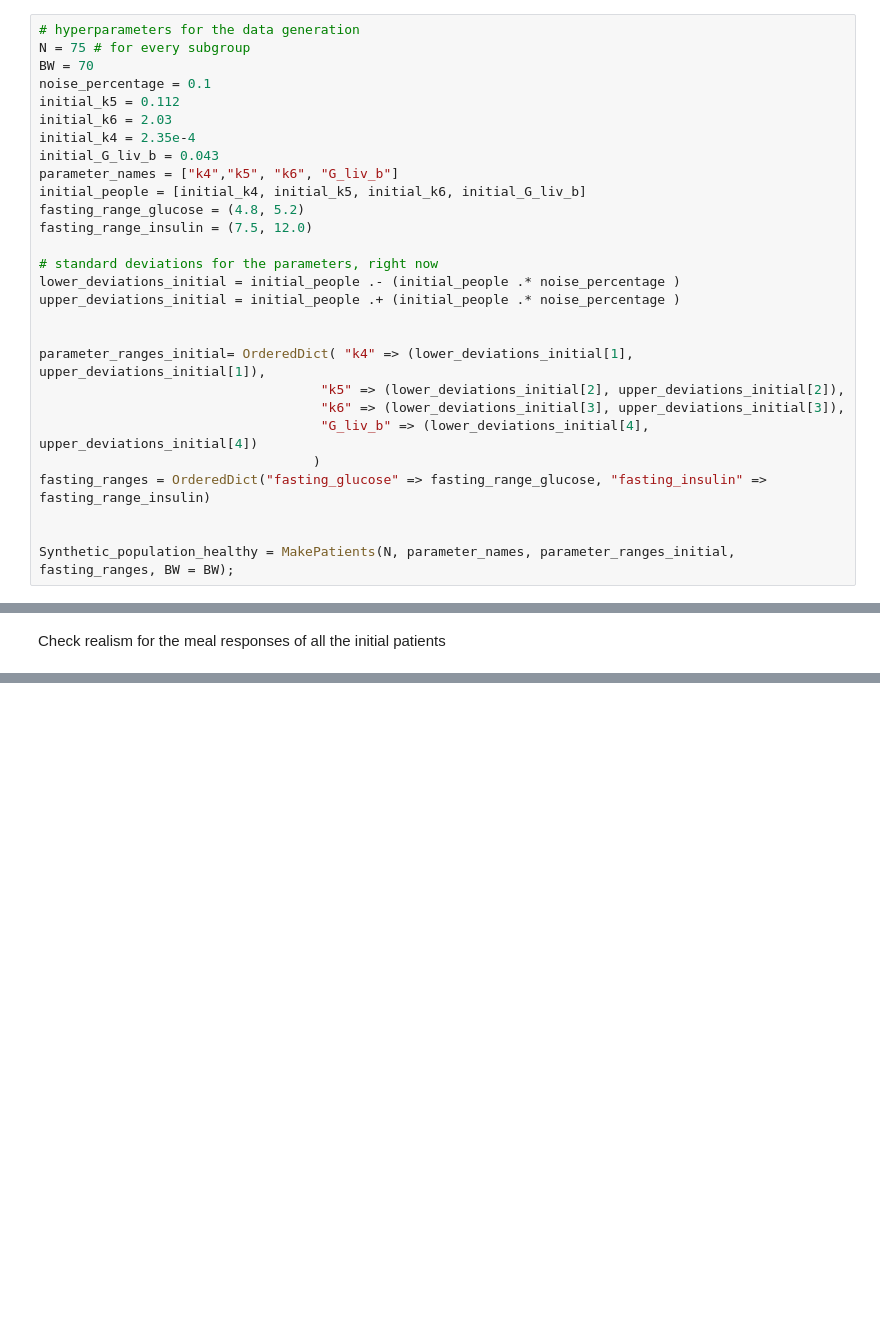
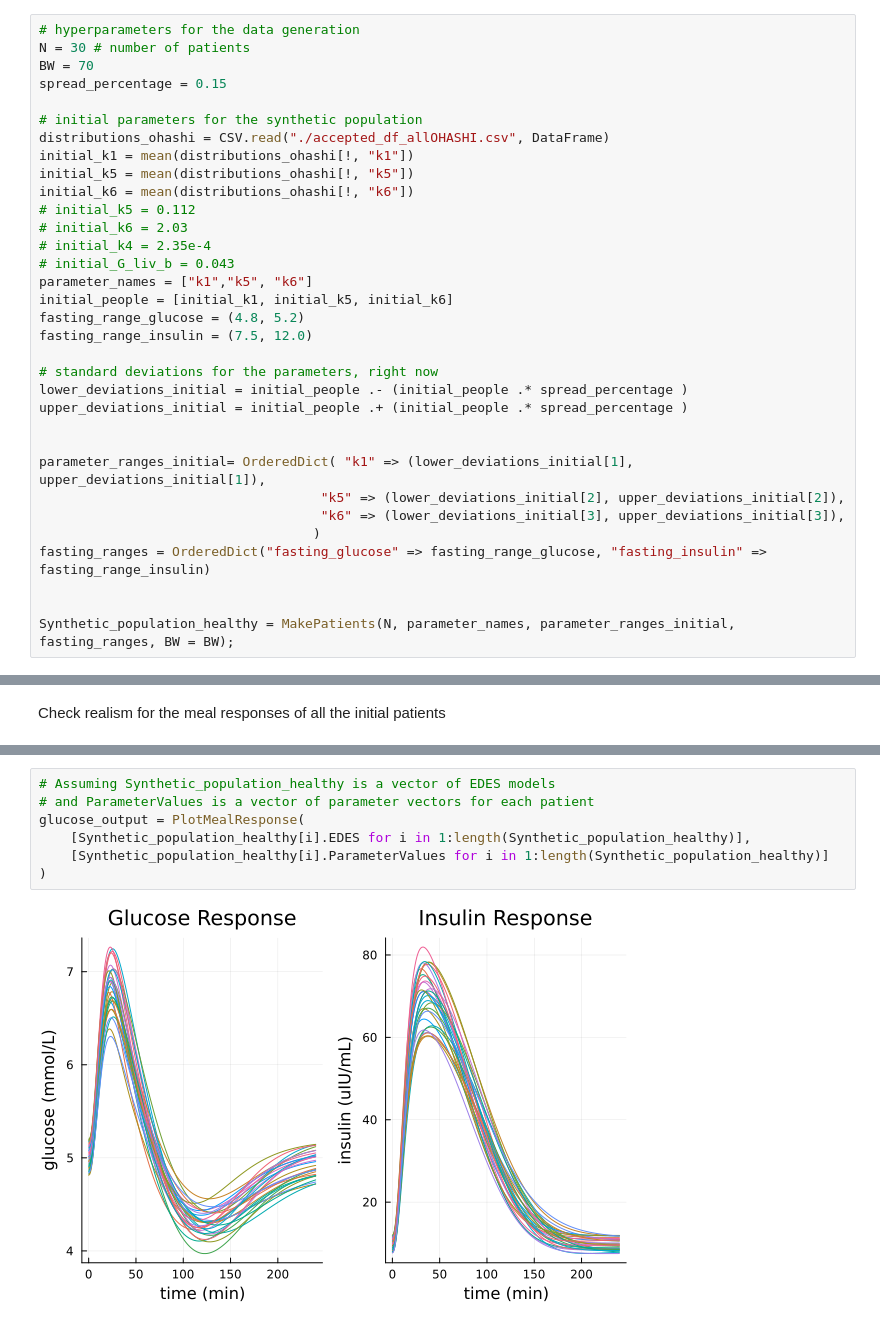
Before and after one commit to JDQuadt/EDES, a Jupyter notebook: MIRLIR_pipeline/MIRLIR_synthetic_data.ipynb, the cells around one changed output, grey strips where cells are left out. Saved outputs shown, nothing was run; the diff lists cells and outputs as text; blank space fills up the shorter version.

```diff
--- a/MIRLIR_pipeline/MIRLIR_synthetic_data.ipynb
+++ b/MIRLIR_pipeline/MIRLIR_synthetic_data.ipynb
@@ -19,27 +22,32 @@ include("../DataGeneration/AnalyseSynths/Realism_inital.jl") # for the analysis
 ensure_realism_initial (generic function with 3 methods)
 # %%
 # hyperparameters for the data generation
-N = 75 # for every subgroup
+N = 30 # number of patients
 BW = 70
-noise_percentage = 0.1
-initial_k5 = 0.112
-initial_k6 = 2.03
-initial_k4 = 2.35e-4
-initial_G_liv_b = 0.043
-parameter_names = ["k4","k5", "k6", "G_liv_b"]
-initial_people = [initial_k4, initial_k5, initial_k6, initial_G_liv_b]
+spread_percentage = 0.15
+
+# initial parameters for the synthetic population
+distributions_ohashi = CSV.read("./accepted_df_allOHASHI.csv", DataFrame)
+initial_k1 = mean(distributions_ohashi[!, "k1"])
+initial_k5 = mean(distributions_ohashi[!, "k5"])
+initial_k6 = mean(distributions_ohashi[!, "k6"])
+# initial_k5 = 0.112
+# initial_k6 = 2.03
+# initial_k4 = 2.35e-4
+# initial_G_liv_b = 0.043
+parameter_names = ["k1","k5", "k6"]
+initial_people = [initial_k1, initial_k5, initial_k6]
 fasting_range_glucose = (4.8, 5.2)
 fasting_range_insulin = (7.5, 12.0)
 
 # standard deviations for the parameters, right now
-lower_deviations_initial = initial_people .- (initial_people .* noise_percentage )
-upper_deviations_initial = initial_people .+ (initial_people .* noise_percentage )
+lower_deviations_initial = initial_people .- (initial_people .* spread_percentage )
+upper_deviations_initial = initial_people .+ (initial_people .* spread_percentage )
 
 
-parameter_ranges_initial= OrderedDict( "k4" => (lower_deviations_initial[1], upper_deviations_initial[1]),
+parameter_ranges_initial= OrderedDict( "k1" => (lower_deviations_initial[1], upper_deviations_initial[1]),
                                     "k5" => (lower_deviations_initial[2], upper_deviations_initial[2]),
                                     "k6" => (lower_deviations_initial[3], upper_deviations_initial[3]),
-                                    "G_liv_b" => (lower_deviations_initial[4], upper_deviations_initial[4])
                                    )
 fasting_ranges = OrderedDict("fasting_glucose" => fasting_range_glucose, "fasting_insulin" => fasting_range_insulin)
 
@@ -65,0 +101,9 @@ glucose_output =  PlotMealResponse(Synthetic_population_healthy[1].EDES, Synthet
+# %%
+# Assuming Synthetic_population_healthy is a vector of EDES models
+# and ParameterValues is a vector of parameter vectors for each patient
+glucose_output = PlotMealResponse(
+    [Synthetic_population_healthy[i].EDES for i in 1:length(Synthetic_population_healthy)],
+    [Synthetic_population_healthy[i].ParameterValues for i in 1:length(Synthetic_population_healthy)]
+)
+# %% [output]
+[figure, added]
```
Also changed, not shown: parts of 12 cells of this notebook, 17 other files.
